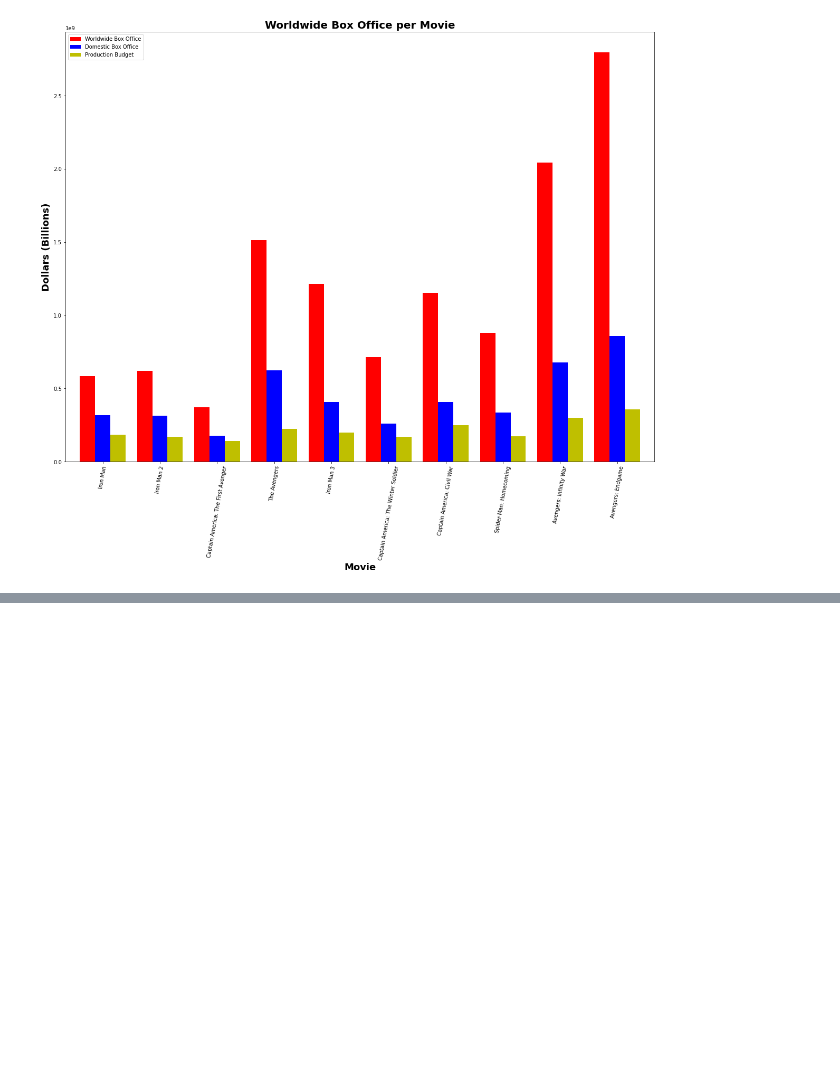
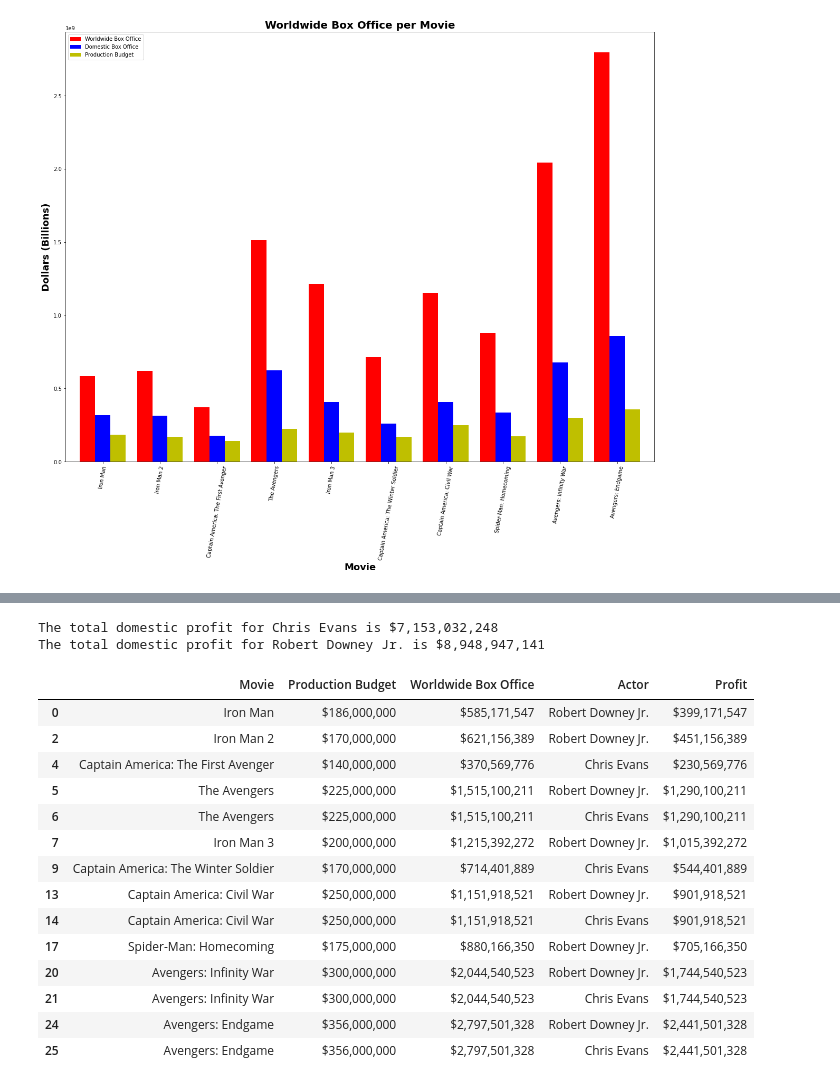
Before and after one commit to dmhitt/Marvel-Movies-Profitability, a Jupyter notebook: Domestic vs Global.ipynb, the cells around one changed output, grey strips where cells are left out. Cells and saved outputs as stored; diff of their text form; code cells hidden in the pictures; blank space fills up the shorter version.

```diff
--- a/Domestic vs Global.ipynb
+++ b/Domestic vs Global.ipynb
@@ -149,0 +146,35 @@ plt.show()
+# %%
+#Create profit
+global_production= merged_df.drop(['Release Date', 'Opening Weekend', 'Domestic Box Office'], axis=1 )
+global_production['Profit']=global_production['Worldwide Box Office']-global_production['Production Budget']
+
+#find total
+Actor_profit_global= global_production.groupby(['Actor'])
+Actor_profit_global_value= Actor_profit_global['Profit'].sum()
+print(f"The total domestic profit for Chris Evans is {'${:,.0f}'.format(Actor_profit_global_value['Chris Evans'])}")
+print(f"The total domestic profit for Robert Downey Jr. is {'${:,.0f}'.format(Actor_profit_global_value['Robert Downey Jr.'])}")
+# %% [output]
+The total domestic profit for Chris Evans is $7,153,032,248
+The total domestic profit for Robert Downey Jr. is $8,948,947,141
+# %%
+
+global_production['Profit']=global_production['Profit'].apply(lambda x: '${:,.0f}'.format(x))
+global_production['Worldwide Box Office']=global_production['Worldwide Box Office'].apply(lambda x: '${:,.0f}'.format(x))
+global_production['Production Budget']=global_production['Production Budget'].apply(lambda x: '${:,.0f}'.format(x))
+global_production
+# %% [output]
+|  | Movie | Production Budget | Worldwide Box Office | Actor | Profit |
+| 0 | Iron Man | $186,000,000 | $585,171,547 | Robert Downey Jr. | $399,171,547 |
+| 2 | Iron Man 2 | $170,000,000 | $621,156,389 | Robert Downey Jr. | $451,156,389 |
+| 4 | Captain America: The First Avenger | $140,000,000 | $370,569,776 | Chris Evans | $230,569,776 |
+| 5 | The Avengers | $225,000,000 | $1,515,100,211 | Robert Downey Jr. | $1,290,100,211 |
+| 6 | The Avengers | $225,000,000 | $1,515,100,211 | Chris Evans | $1,290,100,211 |
+| 7 | Iron Man 3 | $200,000,000 | $1,215,392,272 | Robert Downey Jr. | $1,015,392,272 |
+| 9 | Captain America: The Winter Soldier | $170,000,000 | $714,401,889 | Chris Evans | $544,401,889 |
+| 13 | Captain America: Civil War | $250,000,000 | $1,151,918,521 | Robert Downey Jr. | $901,918,521 |
+| 14 | Captain America: Civil War | $250,000,000 | $1,151,918,521 | Chris Evans | $901,918,521 |
+| 17 | Spider-Man: Homecoming | $175,000,000 | $880,166,350 | Robert Downey Jr. | $705,166,350 |
+| 20 | Avengers: Infinity War | $300,000,000 | $2,044,540,523 | Robert Downey Jr. | $1,744,540,523 |
+| 21 | Avengers: Infinity War | $300,000,000 | $2,044,540,523 | Chris Evans | $1,744,540,523 |
+| 24 | Avengers: Endgame | $356,000,000 | $2,797,501,328 | Robert Downey Jr. | $2,441,501,328 |
+| 25 | Avengers: Endgame | $356,000,000 | $2,797,501,328 | Chris Evans | $2,441,501,328 |
```
Also changed, not shown: parts of 5 cells of this notebook.
